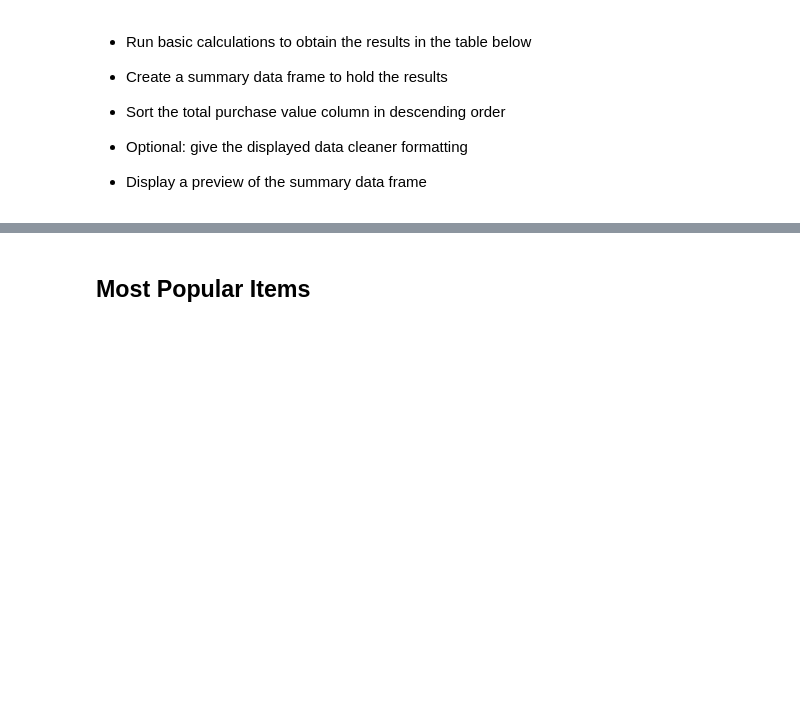
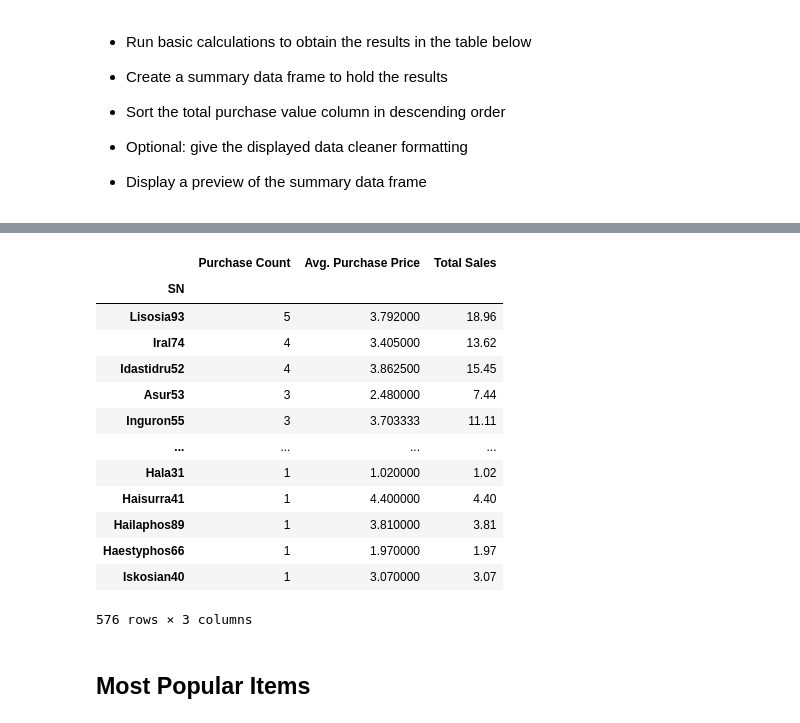
Before and after one commit to josephchancey/Game-Studio-Data-Analysis, a Jupyter notebook: HeroesOfPymoli_game_analysis.ipynb, the cells around one changed output, grey strips where cells are left out. Cells and saved outputs as stored; diff of their text form; code cells hidden in the pictures; blank space fills up the shorter version.

Commit message:
Begin top spender analysis

```diff
--- a/HeroesOfPymoli_game_analysis.ipynb
+++ b/HeroesOfPymoli_game_analysis.ipynb
@@ -309,3 +300,38 @@ sale_age_demographics
+# %%
+# Group purchase data
+user_sale_stats = purchase_data.groupby('SN')
+
+# Total count of purchase by name
+sales_spender_count = user_sale_stats['Purchase ID'].count()
+
+# Calculate Purchase Totals
+total_sales_spender_count = user_sale_stats["Price"].mean()
+
+# Calculate Purchase Total
+total_sales_spender = user_sale_stats["Price"].sum()
+
+# Create DataFrame
+top_spenders = pd.DataFrame({"Purchase Count":sales_spender_count,
+                            "Avg. Purchase Price": total_sales_spender_count,
+                            "Total Sales": total_sales_spender})
+
+# Sort Ascending
+formatted_spender_df = top_spenders.sort_values(["Purchase Count"], ascending=False)
+# %% [output]
+|  | Purchase Count | Avg. Purchase Price | Total Sales |
+| SN |  |  |  |
+| Lisosia93 | 5 | 3.792000 | 18.96 |
+| Iral74 | 4 | 3.405000 | 13.62 |
+| Idastidru52 | 4 | 3.862500 | 15.45 |
+| Asur53 | 3 | 2.480000 | 7.44 |
+| Inguron55 | 3 | 3.703333 | 11.11 |
+| ... | ... | ... | ... |
+| Hala31 | 1 | 1.020000 | 1.02 |
+| Haisurra41 | 1 | 4.400000 | 4.40 |
+| Hailaphos89 | 1 | 3.810000 | 3.81 |
+| Haestyphos66 | 1 | 1.970000 | 1.97 |
+| Iskosian40 | 1 | 3.070000 | 3.07 |
+576 rows × 3 columns
 # %% [markdown]
 ## Most Popular Items
 # %% [markdown]
```
Also changed, not shown: parts of 1 cell of this notebook.
